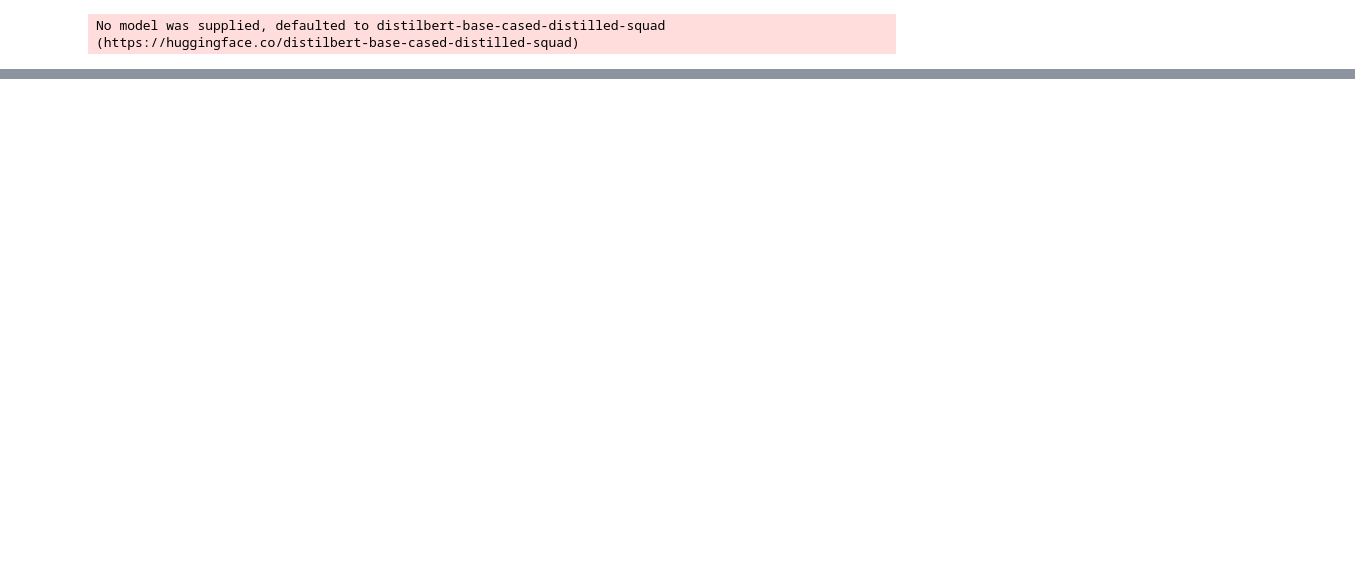
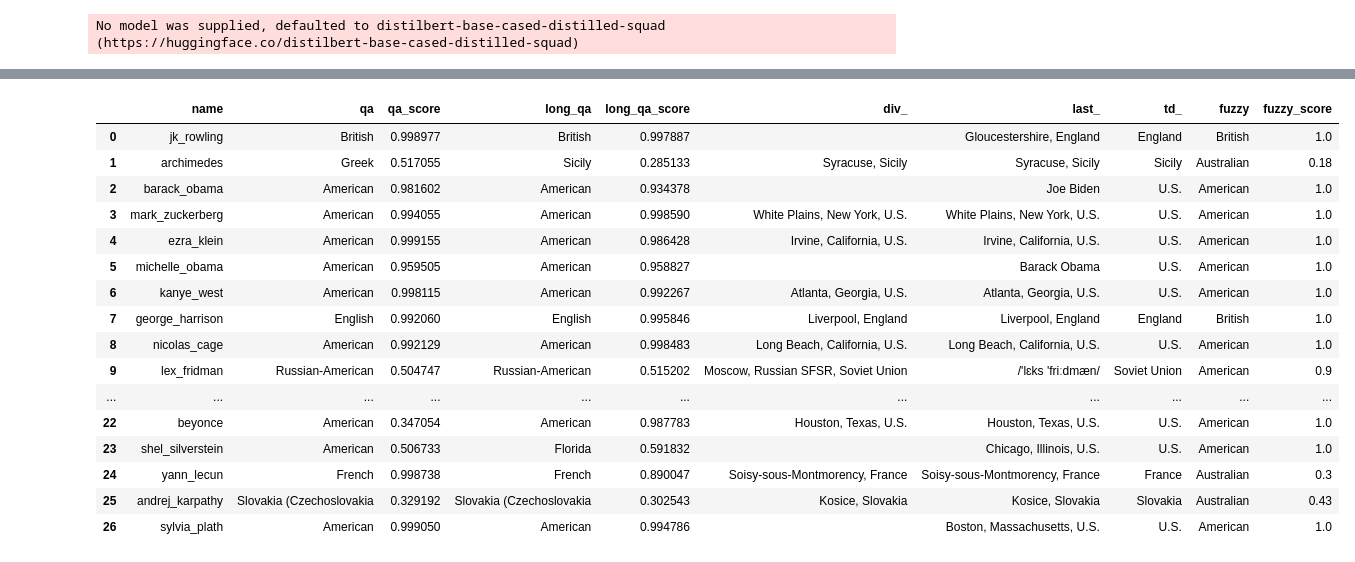
Before and after one commit to hdmamin/jabberwocky, a Jupyter notebook: notebooks/nb017-nationality-extraction-and--emotion-detection.ipynb, the cells around one changed output, grey strips where cells are left out. Saved outputs shown, nothing was run; the diff lists cells and outputs as text; code cells hidden in the pictures; blank space fills up the shorter version.

Commit message:
fin prototyping national + voice inferring func

```diff
--- a/notebooks/nb017-nationality-extraction-and--emotion-detection.ipynb
+++ b/notebooks/nb017-nationality-extraction-and--emotion-detection.ipynb
@@ -232,0 +301,8 @@ answers
+# %%
+voices = ['American', 'Australian', 'British']
+voice2doc = {row: nlp(row) for row in voices}
+# %%
+def multi_value_apply(x, func, col_names, *args, **kwargs):
+    res = x.apply(func, *args, **kwargs)
+    df = pd.DataFrame(zip(*res)).T.rename(columns=dict(enumerate(col_names)))
+    return df.assign(**{x.name: lambda _: x.values})
@@ -232,0 +320,11 @@ answers
+# %%
+def fuzzy_postprocess_country(country, countries, threshold=.8,
+                              other='Australian'):
+    country = country.replace('English', 'British')
+    score_pairs = [(name, score / 100)
+                   for name, score in process.extract(country, countries)]
+    country, score = score_pairs[0]
+    if score < threshold:
+        country = other
+        score = dict(score_pairs)[other]
+    return country, score
@@ -232,0 +336,5 @@ answers
+# %%
+df_fuzzy = multi_value_apply(
+    df_answers.qa, fuzzy_postprocess_country,
+    ['fuzzy', 'fuzzy_score'], countries=voices
+)
@@ -232,0 +400,23 @@ answers
+# %%
+pd.concat([
+    df_answers.reset_index().rename(columns={'index': 'name'}),
+    df_fuzzy.drop(['qa'], axis=1)
+], axis=1)
+# %% [output]
+|  | name | qa | qa_score | long_qa | long_qa_score | div_ | last_ | td_ | fuzzy | fuzzy_score |
+| 0 | jk_rowling | British | 0.998977 | British | 0.997887 |  | Gloucestershire, England | England | British | 1.0 |
+| 1 | archimedes | Greek | 0.517055 | Sicily | 0.285133 | Syracuse, Sicily | Syracuse, Sicily | Sicily | Australian | 0.18 |
+| 2 | barack_obama | American | 0.981602 | American | 0.934378 |  | Joe Biden | U.S. | American | 1.0 |
+| 3 | mark_zuckerberg | American | 0.994055 | American | 0.998590 | White Plains, New York, U.S. | White Plains, New York, U.S. | U.S. | American | 1.0 |
+| 4 | ezra_klein | American | 0.999155 | American | 0.986428 | Irvine, California, U.S. | Irvine, California, U.S. | U.S. | American | 1.0 |
+| 5 | michelle_obama | American | 0.959505 | American | 0.958827 |  | Barack Obama | U.S. | American | 1.0 |
+| 6 | kanye_west | American | 0.998115 | American | 0.992267 | Atlanta, Georgia, U.S. | Atlanta, Georgia, U.S. | U.S. | American | 1.0 |
+| 7 | george_harrison | English | 0.992060 | English | 0.995846 | Liverpool, England | Liverpool, England | England | British | 1.0 |
+| 8 | nicolas_cage | American | 0.992129 | American | 0.998483 | Long Beach, California, U.S. | Long Beach, California, U.S. | U.S. | American | 1.0 |
+| 9 | lex_fridman | Russian-American | 0.504747 | Russian-American | 0.515202 | Moscow, Russian SFSR, Soviet Union | /'lɛks 'friːdmæn/ | Soviet Union | American | 0.9 |
+| ... | ... | ... | ... | ... | ... | ... | ... | ... | ... | ... |
+| 22 | beyonce | American | 0.347054 | American | 0.987783 | Houston, Texas, U.S. | Houston, Texas, U.S. | U.S. | American | 1.0 |
+| 23 | shel_silverstein | American | 0.506733 | Florida | 0.591832 |  | Chicago, Illinois, U.S. | U.S. | American | 1.0 |
+| 24 | yann_lecun | French | 0.998738 | French | 0.890047 | Soisy-sous-Montmorency, France | Soisy-sous-Montmorency, France | France | Australian | 0.3 |
+| 25 | andrej_karpathy | Slovakia (Czechoslovakia | 0.329192 | Slovakia (Czechoslovakia | 0.302543 | Kosice, Slovakia | Kosice, Slovakia | Slovakia | Australian | 0.43 |
+| 26 | sylvia_plath | American | 0.999050 | American | 0.994786 |  | Boston, Massachusetts, U.S. | U.S. | American | 1.0 |
```
Also changed, not shown: parts of 32 cells of this notebook, 4 other files.
